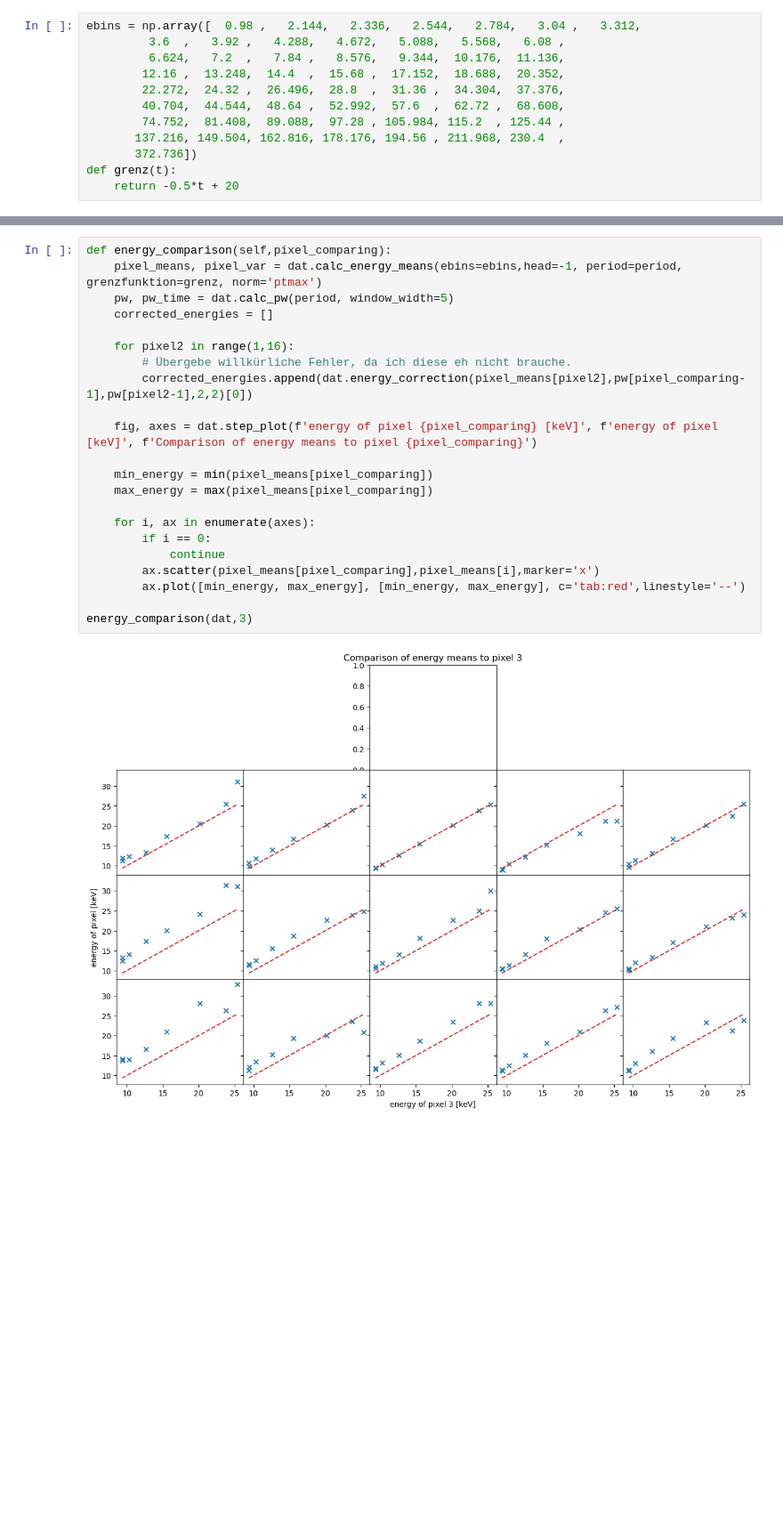
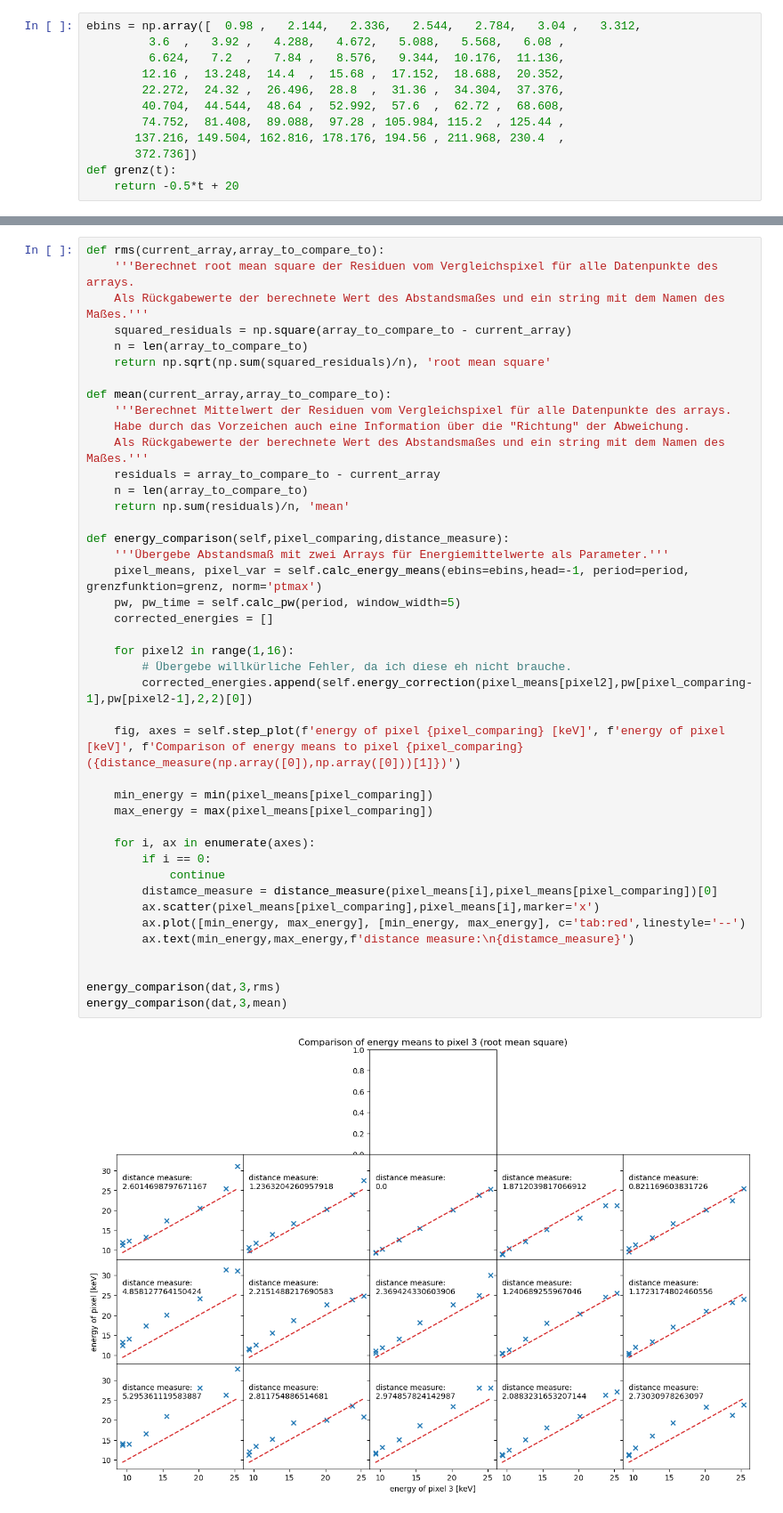
Before and after one commit to hannes-ebe/SolO_STEP, a Jupyter notebook: energy_comparison.ipynb, the cells around one changed output, grey strips where cells are left out. Shown at 89% size. Saved outputs shown, nothing was run; the diff lists cells and outputs as text; blank space fills up the shorter version.

Commit message:
Started energy_comparison plot

```diff
--- a/energy_comparison.ipynb
+++ b/energy_comparison.ipynb
@@ -31,24 +35,44 @@ Lineare Regression macht keinen Sinn, wenn die Unterschiede energieabhängig sin
 # %%
-def energy_comparison(self,pixel_comparing):
-    pixel_means, pixel_var = dat.calc_energy_means(ebins=ebins,head=-1, period=period, grenzfunktion=grenz, norm='ptmax')
-    pw, pw_time = dat.calc_pw(period, window_width=5)
+def rms(current_array,array_to_compare_to):
+    '''Berechnet root mean square der Residuen vom Vergleichspixel für alle Datenpunkte des arrays.
+    Als Rückgabewerte der berechnete Wert des Abstandsmaßes und ein string mit dem Namen des Maßes.'''
+    squared_residuals = np.square(array_to_compare_to - current_array)
+    n = len(array_to_compare_to)
+    return np.sqrt(np.sum(squared_residuals)/n), 'root mean square'
+
+def mean(current_array,array_to_compare_to):
+    '''Berechnet Mittelwert der Residuen vom Vergleichspixel für alle Datenpunkte des arrays.
+    Habe durch das Vorzeichen auch eine Information über die "Richtung" der Abweichung.
+    Als Rückgabewerte der berechnete Wert des Abstandsmaßes und ein string mit dem Namen des Maßes.'''
+    residuals = array_to_compare_to - current_array
+    n = len(array_to_compare_to)
+    return np.sum(residuals)/n, 'mean'
+
+def energy_comparison(self,pixel_comparing,distance_measure):
+    '''Übergebe Abstandsmaß mit zwei Arrays für Energiemittelwerte als Parameter.'''
+    pixel_means, pixel_var = self.calc_energy_means(ebins=ebins,head=-1, period=period, grenzfunktion=grenz, norm='ptmax')
+    pw, pw_time = self.calc_pw(period, window_width=5)
     corrected_energies = []
 
     for pixel2 in range(1,16):
         # Übergebe willkürliche Fehler, da ich diese eh nicht brauche.
-        corrected_energies.append(dat.energy_correction(pixel_means[pixel2],pw[pixel_comparing-1],pw[pixel2-1],2,2)[0])
+        corrected_energies.append(self.energy_correction(pixel_means[pixel2],pw[pixel_comparing-1],pw[pixel2-1],2,2)[0])
 
-    fig, axes = dat.step_plot(f'energy of pixel {pixel_comparing} [keV]', f'energy of pixel [keV]', f'Comparison of energy means to pixel {pixel_comparing}')
+    fig, axes = self.step_plot(f'energy of pixel {pixel_comparing} [keV]', f'energy of pixel [keV]', f'Comparison of energy means to pixel {pixel_comparing} ({distance_measure(np.array([0]),np.array([0]))[1]})')
 
     min_energy = min(pixel_means[pixel_comparing])
     max_energy = max(pixel_means[pixel_comparing])
 
     for i, ax in enumerate(axes):
         if i == 0:
             continue
+        distamce_measure = distance_measure(pixel_means[i],pixel_means[pixel_comparing])[0]
         ax.scatter(pixel_means[pixel_comparing],pixel_means[i],marker='x')
         ax.plot([min_energy, max_energy], [min_energy, max_energy], c='tab:red',linestyle='--')
+        ax.text(min_energy,max_energy,f'distance measure:\n{distamce_measure}')
 
-energy_comparison(dat,3)
+
+energy_comparison(dat,3,rms)
+energy_comparison(dat,3,mean)
 # %% [output]
-[figure, old version]
+[figure, new version]
```
Also changed, not shown: parts of 3 cells of this notebook, 9 other files.
